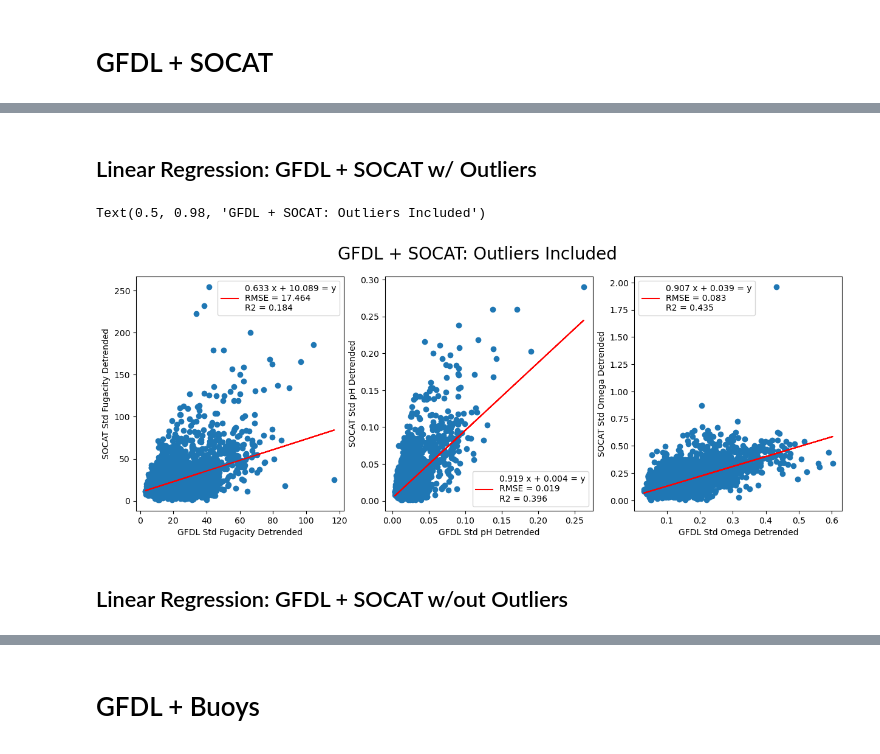
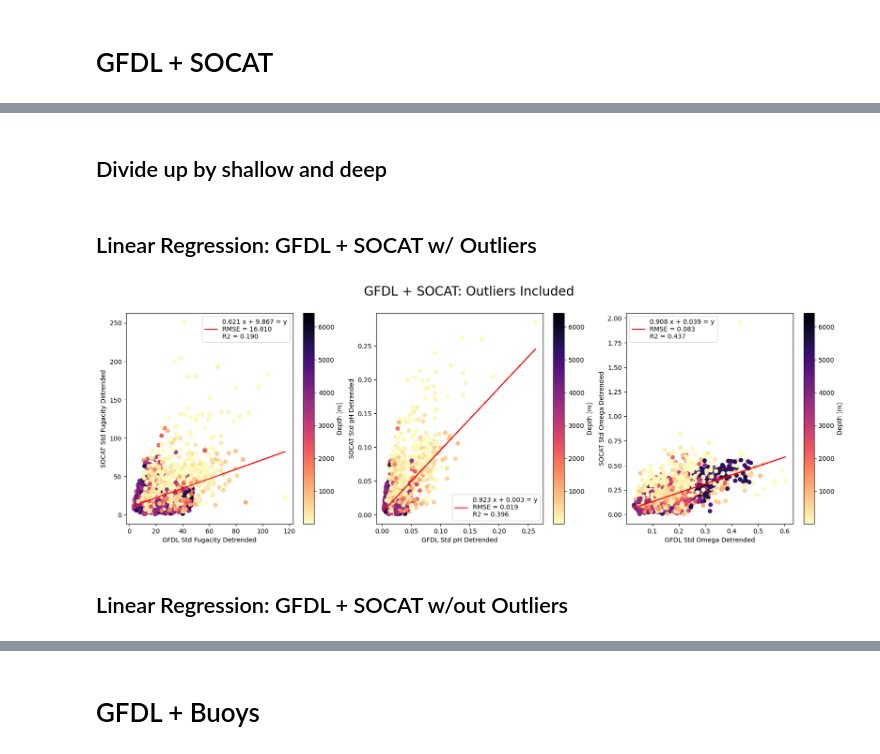
Before and after one commit to abby-baskind/YoE, a Jupyter notebook: adjust_variability_dev.ipynb, the cells around one changed output, grey strips where cells are left out. Drawn from its saved outputs; the diff is of its cells as text; code cells hidden in the pictures.

```diff
--- a/adjust_variability_dev.ipynb
+++ b/adjust_variability_dev.ipynb
@@ -42,0 +59,11 @@ gc = gspread.authorize(credentials)
+# %%
+tmp_z = {'Lat': [], 'Lon': [], 'Z': []}
+for i in depth.x:
+    for j in depth.y:
+        z = depth.sel(x = i, y = j, method = 'nearest').deptho.values.tolist()
+        tmp_z['Lat'].append(round(j.values.tolist(),2))
+        tmp_z['Lon'].append(round(i.values.tolist(),2))
+        tmp_z['Z'].append(z)
+# %%
+tmp_Z = pd.DataFrame(tmp_z)
+tmp_Z = tmp_Z.dropna()
@@ -43,4 +86,4 @@ gc = gspread.authorize(credentials)
 # %% [markdown]
 # GFDL + SOCAT
 # %%
-GFDL_SOCAT = pd.read_csv('/Users/akbaskind/Documents/Python Scripts/YoE/GFDLESM4_SOCAT_May21.csv')
+GFDL_SOCAT = pd.read_csv('/Users/akbaskind/Documents/Python Scripts/YoE/GFDLESM4_SOCAT_June25.csv')
@@ -47 +108,9 @@ GFDL_SOCAT = pd.read_csv('/Users/akbaskind/Documents/Python Scripts/YoE/GFDLESM4
+# %%
+GFDL_SOCAT['Z'] = np.zeros(len(GFDL_SOCAT['Lat']))
+for i in GFDL_SOCAT.index:
+    y = GFDL_SOCAT['Lat'][i]
+    x = GFDL_SOCAT['Lon'][i]
+    ds_z = tmp_Z.where(tmp_Z['Lat'] == y).where(tmp_Z['Lon'] == x).dropna()
+    z = ds_z['Z']
+    GFDL_SOCAT['Z'][i] = z
 # %%
@@ -86,0 +118,2 @@ test = rmoutliers_STD(test, 'GFDL Std Fugacity Detrended', 2)
+# %% [markdown]
+## Divide up by shallow and deep
@@ -87,13 +129,16 @@ test = rmoutliers_STD(test, 'GFDL Std Fugacity Detrended', 2)
 # %% [markdown]
 ## Linear Regression: GFDL + SOCAT w/ Outliers
 # %%
-fig, axarr = plt.subplots(ncols = 3, figsize = [15,5])
+fig, axarr = plt.subplots(ncols = 3, figsize = [20, 6])
 ax_idx = 0
 var = ['Fugacity', 'pH', 'Omega']
 
 for v in var:
     ax = axarr.flat[ax_idx]
-    ax.scatter(GFDL_SOCAT['GFDL Std ' + v + ' Detrended'], GFDL_SOCAT['SOCAT Std ' + v + ' Detrended'])
+    im = ax.scatter(GFDL_SOCAT['GFDL Std ' + v + ' Detrended'], GFDL_SOCAT['SOCAT Std ' + v + ' Detrended'],
+                    c = GFDL_SOCAT['Z'], cmap = 'magma_r')
+    cbar = plt.colorbar(im, ax = ax)
+    cbar.set_label('Depth [m]')
     ax.set_xlabel('GFDL Std ' + v + ' Detrended')
     ax.set_ylabel('SOCAT Std ' + v + ' Detrended')
 
@@ -102,38 +147,46 @@ for v in var:
     x = GFDL_SOCAT_['GFDL Std ' + v + ' Detrended'].to_numpy()
     y = GFDL_SOCAT_['SOCAT Std ' + v + ' Detrended'].to_numpy()
     n = np.size(x)
+
+    # Cooks distance
+    x2 = sm.add_constant(x)
+    model = sm.OLS(y, x2).fit()
+    np.set_printoptions(suppress=True)
+    influence = model.get_influence()
+    cooks = influence.cooks_distance
+    inf_sum = influence.summary_frame()
 
     x = x.reshape(-1,1)
     regression_model = LinearRegression()
 
     # Fit the data(train the model)
     regression_model.fit(x, y)
 
     # Predict
     y_predicted = regression_model.predict(x)
 
     # model evaluation
     mse=mean_squared_error(y,y_predicted)
 
     rmse = np.sqrt(mean_squared_error(y, y_predicted))
     r2 = r2_score(y, y_predicted)
     cff = "%.3f" % regression_model.coef_
     intcpt = "%.3f" % regression_model.intercept_
     RMSE = "%.3f" % rmse
     R2 = "%.3f" % r2
 
     lbl = cff + ' x + ' + intcpt + ' = y\nRMSE = ' + RMSE + '\nR2 = ' + R2
     ax.plot(x, y_predicted, color = 'red', label = lbl)
     ax.legend()
 
     ax_idx += 1
 
 fig.suptitle('GFDL + SOCAT: Outliers Included', fontsize=20)
+fig.savefig('/Users/akbaskind/Documents/Python Scripts/YOE/GFDL_SOCAT_STD_All_NoOutliers.png', bbox_inches='tight')
 # %% [output]
-Text(0.5, 0.98, 'GFDL + SOCAT: Outliers Included')
-[figure, old version]
+[figure, new version]
-# %% [markdown]
-## Linear Regression: GFDL + SOCAT w/out Outliers
+# %% [markdown]
+## Linear Regression: GFDL + SOCAT w/out Outliers
 # %%
 fig, axarr = plt.subplots(ncols = 3, figsize = [15,5])
 ax_idx = 0
```
Also changed, not shown: parts of 72 cells of this notebook, 26 other files.
